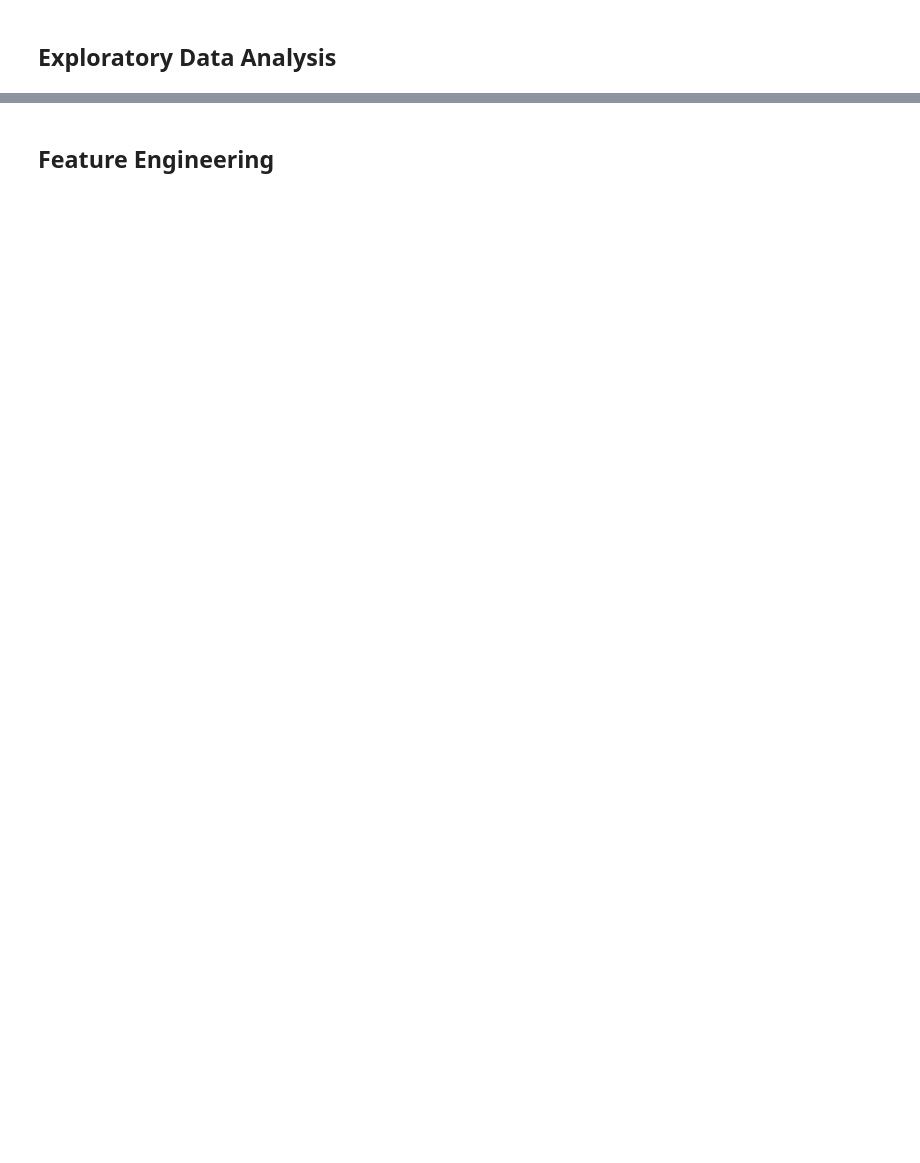
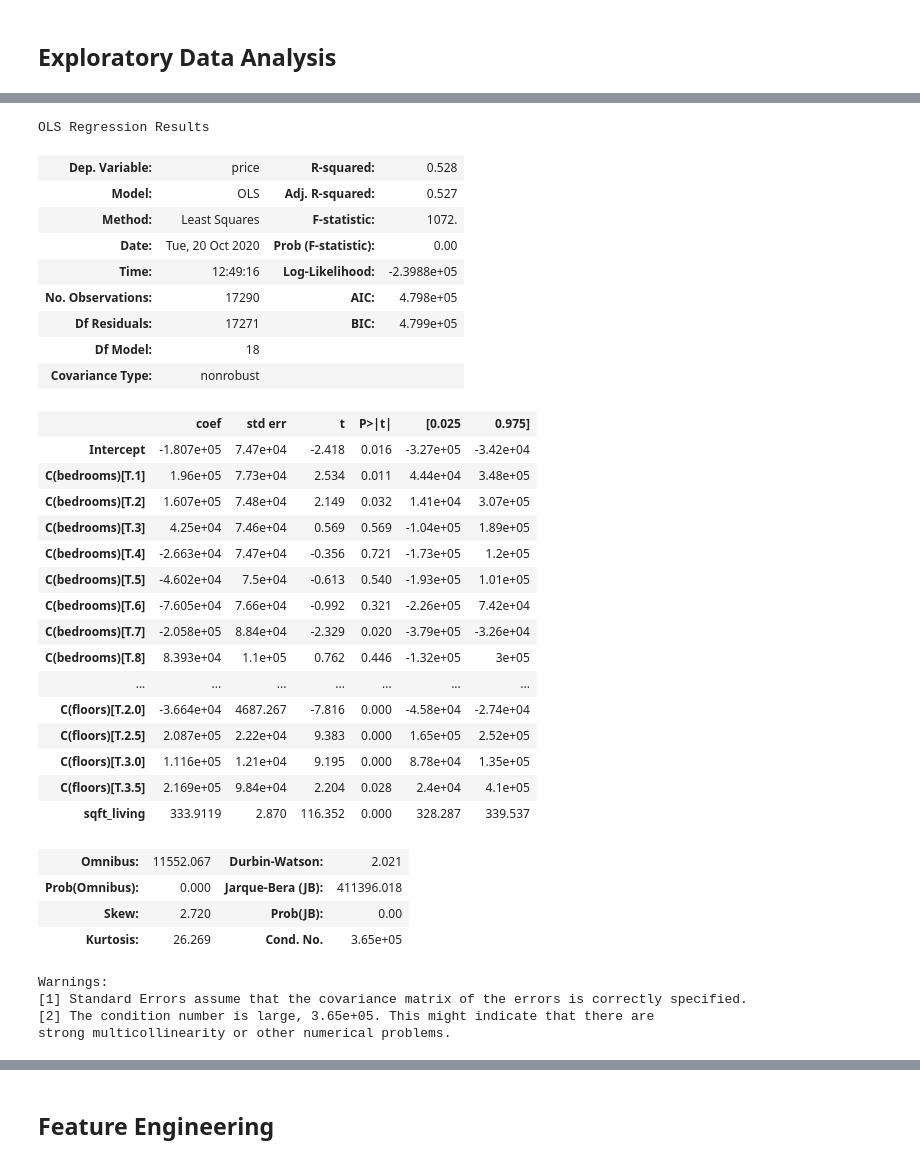
Before and after one commit to yunghanjeong/King_County_Housing_Price_Prediction, a Jupyter notebook: housing_price_prediction.ipynb, the cells around one changed output, grey strips where cells are left out. Drawn from its saved outputs; the diff is of its cells as text; code cells hidden in the pictures; blank space fills up the shorter version.

```diff
--- a/housing_price_prediction.ipynb
+++ b/housing_price_prediction.ipynb
@@ -74,0 +166,38 @@ dtype: int64
+# %%
+pre_mlr = smf.ols(formula="price~sqft_living+C(bedrooms)+C(floors)", data=kc_df).fit()
+pre_mlr.summary()
+# %% [output]
+OLS Regression Results
+| Dep. Variable: | price | R-squared: | 0.528 |
+| Model: | OLS | Adj. R-squared: | 0.527 |
+| Method: | Least Squares | F-statistic: | 1072. |
+| Date: | Tue, 20 Oct 2020 | Prob (F-statistic): | 0.00 |
+| Time: | 12:49:16 | Log-Likelihood: | -2.3988e+05 |
+| No. Observations: | 17290 | AIC: | 4.798e+05 |
+| Df Residuals: | 17271 | BIC: | 4.799e+05 |
+| Df Model: | 18 |  |  |
+| Covariance Type: | nonrobust |  |  |
+|  | coef | std err | t | P>|t| | [0.025 | 0.975] |
+| Intercept | -1.807e+05 | 7.47e+04 | -2.418 | 0.016 | -3.27e+05 | -3.42e+04 |
+| C(bedrooms)[T.1] | 1.96e+05 | 7.73e+04 | 2.534 | 0.011 | 4.44e+04 | 3.48e+05 |
+| C(bedrooms)[T.2] | 1.607e+05 | 7.48e+04 | 2.149 | 0.032 | 1.41e+04 | 3.07e+05 |
+| C(bedrooms)[T.3] | 4.25e+04 | 7.46e+04 | 0.569 | 0.569 | -1.04e+05 | 1.89e+05 |
+| C(bedrooms)[T.4] | -2.663e+04 | 7.47e+04 | -0.356 | 0.721 | -1.73e+05 | 1.2e+05 |
+| C(bedrooms)[T.5] | -4.602e+04 | 7.5e+04 | -0.613 | 0.540 | -1.93e+05 | 1.01e+05 |
+| C(bedrooms)[T.6] | -7.605e+04 | 7.66e+04 | -0.992 | 0.321 | -2.26e+05 | 7.42e+04 |
+| C(bedrooms)[T.7] | -2.058e+05 | 8.84e+04 | -2.329 | 0.020 | -3.79e+05 | -3.26e+04 |
+| C(bedrooms)[T.8] | 8.393e+04 | 1.1e+05 | 0.762 | 0.446 | -1.32e+05 | 3e+05 |
+| ... | ... | ... | ... | ... | ... | ... |
+| C(floors)[T.2.0] | -3.664e+04 | 4687.267 | -7.816 | 0.000 | -4.58e+04 | -2.74e+04 |
+| C(floors)[T.2.5] | 2.087e+05 | 2.22e+04 | 9.383 | 0.000 | 1.65e+05 | 2.52e+05 |
+| C(floors)[T.3.0] | 1.116e+05 | 1.21e+04 | 9.195 | 0.000 | 8.78e+04 | 1.35e+05 |
+| C(floors)[T.3.5] | 2.169e+05 | 9.84e+04 | 2.204 | 0.028 | 2.4e+04 | 4.1e+05 |
+| sqft_living | 333.9119 | 2.870 | 116.352 | 0.000 | 328.287 | 339.537 |
+| Omnibus: | 11552.067 | Durbin-Watson: | 2.021 |
+| Prob(Omnibus): | 0.000 | Jarque-Bera (JB): | 411396.018 |
+| Skew: | 2.720 | Prob(JB): | 0.00 |
+| Kurtosis: | 26.269 | Cond. No. | 3.65e+05 |
+Warnings:
+[1] Standard Errors assume that the covariance matrix of the errors is correctly specified.
+[2] The condition number is large, 3.65e+05. This might indicate that there are
+strong multicollinearity or other numerical problems.
```
Also changed, not shown: parts of 22 cells of this notebook, 2 other files.
